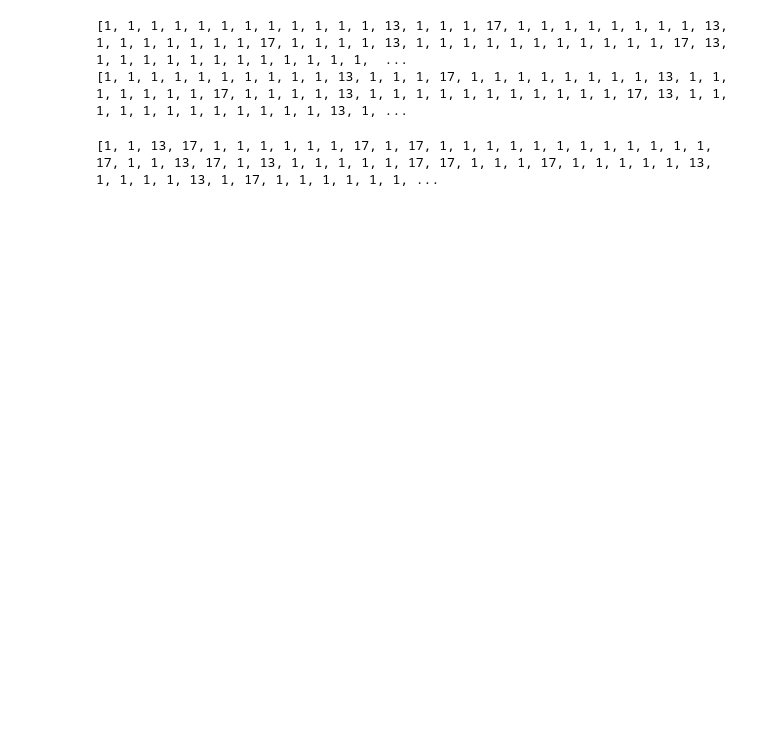
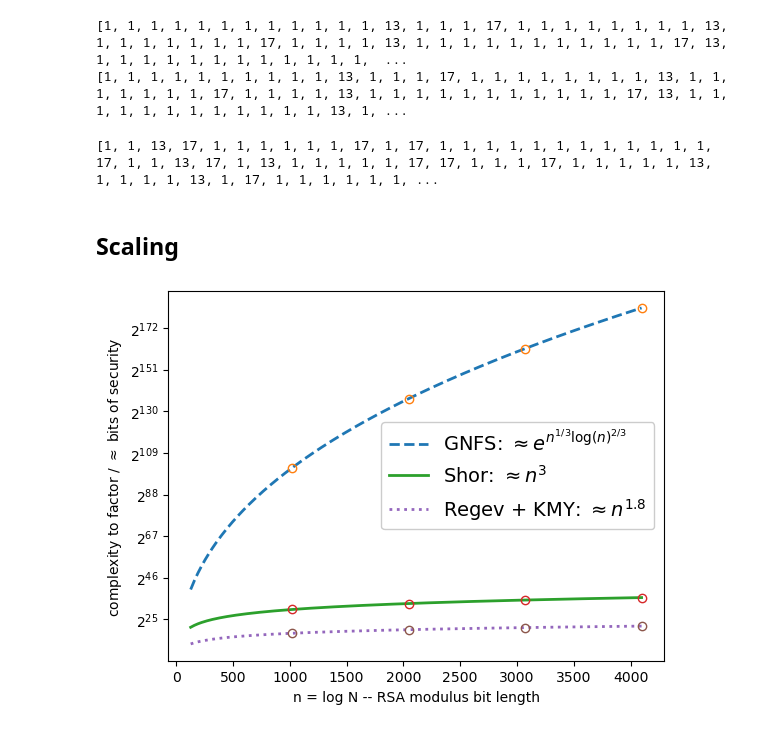
Before and after one commit to aleph-fbk/pqc-kb, a Jupyter notebook: assets/RSA.ipynb, the cells around one changed output. Drawn from its saved outputs; the diff is of its cells as text; code cells hidden in the pictures; blank space fills up the shorter version.

Commit message:
RSA scaling plots

```diff
--- a/assets/RSA.ipynb
+++ b/assets/RSA.ipynb
@@ -69,3 +71,45 @@ for j in range(len(p)):
 print(gcdp)
 # %% [output]
 [1, 1, 13, 17, 1, 1, 1, 1, 1, 1, 17, 1, 17, 1, 1, 1, 1, 1, 1, 1, 1, 1, 1, 1, 1, 17, 1, 1, 13, 17, 1, 13, 1, 1, 1, 1, 1, 17, 17, 1, 1, 1, 17, 1, 1, 1, 1, 1, 13, 1, 1, 1, 1, 13, 1, 17, 1, 1, 1, 1, 1, 1, ...
+# %% [markdown]
+## Scaling
+# %%
+import numpy
+
+# key length in bits -- n = log N
+n = numpy.arange(128, 4097, 16, dtype=int)
+n_idx = [numpy.argwhere(n==x)[0][0] for x in [1024,2048,3072,4096]]
+#B_star=numpy.array([1024,2048,3072,4096], dtype=int)
+
+GNFS = numpy.exp(1.923*(n)**(1/3)*(numpy.log(n))**(2/3))
+Shor = (n**3)#*numpy.log(n)
+KMYR = (n**1.8)
+# %%
+import matplotlib.pyplot as plt
+
+fig, ax = plt.subplots()
+#ax.axhline(y=0, color="black", linestyle="--")
+#ax.axhline(y=0.5, color="black", linestyle=":")
+#ax.axhline(y=1.0, color="black", linestyle="--")
+#ax.axvline(color="grey", x=1024)
+#ax.axline((0, 0.5), slope=0.25, color="black", linestyle=(0, (5, 5)))
+
+# GNFS (ref: logjam)
+ax.semilogy(n, GNFS, linewidth=2, linestyle="--", label=r'GNFS: $\approx e^{n^{1/3} \log(n)^{2/3}}$', base=2)
+ax.semilogy(n[n_idx], GNFS[n_idx], linewidth=0, marker='o', fillstyle='none', base=2)
+
+# Shor (ref: BSI)
+ax.semilogy(n, Shor, linewidth=2, label=r'Shor: $\approx n^3$', base=2)
+ax.semilogy(n[n_idx], Shor[n_idx], linewidth=0, marker='o', fillstyle='none', base=2)
+
+# Regev w/ Kahanamoku-Meyer_Yao_24
+ax.semilogy(n, KMYR, linewidth=2, linestyle=":", label=r'Regev + KMY: $\approx n^{1.8}$', base=2)
+ax.semilogy(n[n_idx], KMYR[n_idx], linewidth=0, marker='o', fillstyle='none', base=2)
+
+
+ax.set(xlabel='n = log N -- RSA modulus bit length', ylabel=r'complexity to factor / $\approx$ bits of security')
+ax.legend(fontsize=14, framealpha=1)
+plt.show()
+fig.savefig('temp.png', transparent=True)
+# %% [output]
+[figure, added]
```
Also changed, not shown: parts of 1 cell of this notebook.
